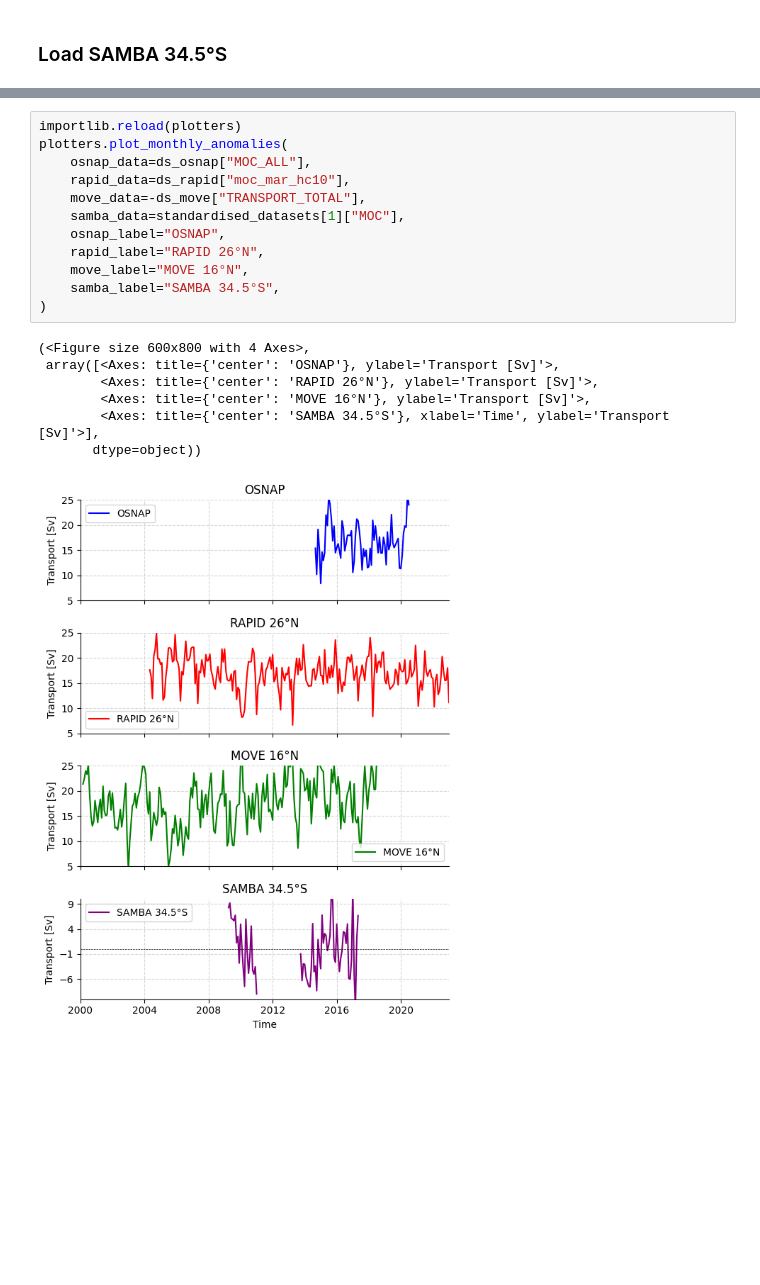
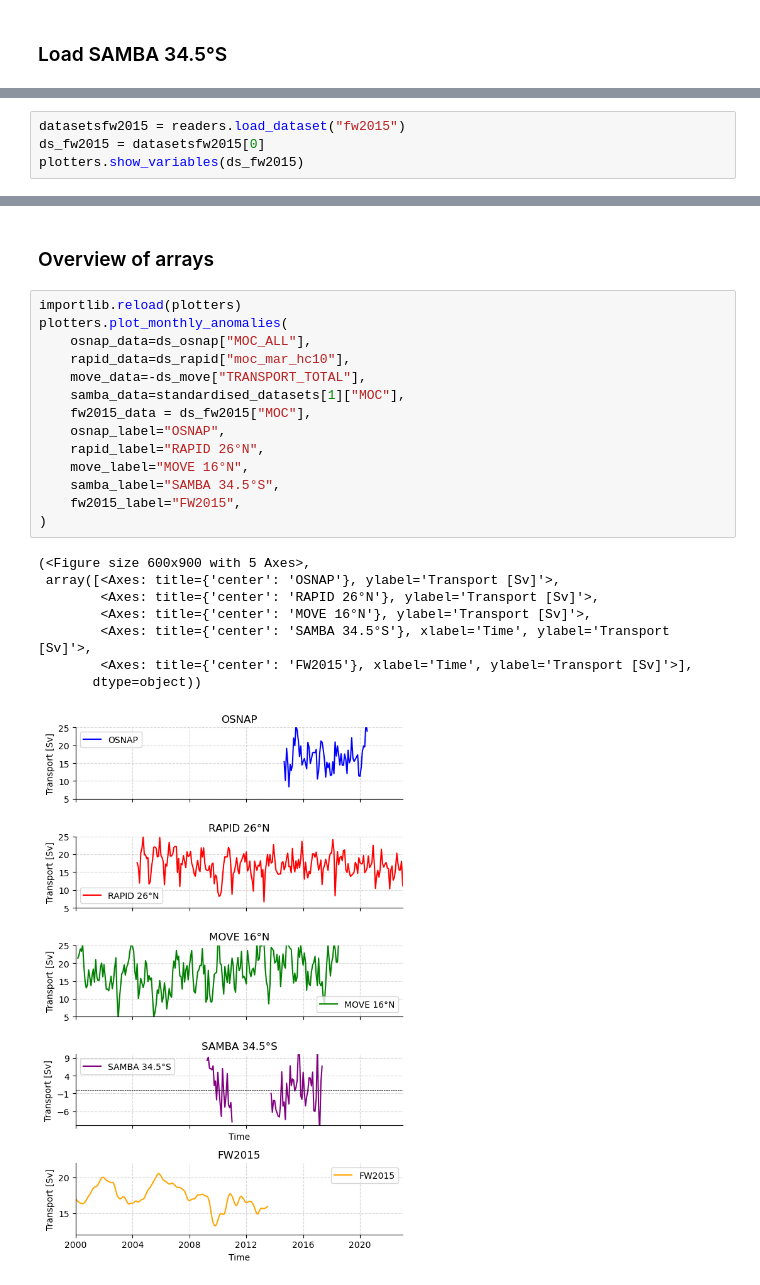
Before and after one commit to eleanorfrajka/MOC-transport, a Jupyter notebook: notebooks/demo.ipynb, the cells around one changed output, grey strips where cells are left out. Cells and saved outputs as stored; diff of their text form; blank space fills up the shorter version.

```diff
--- a/notebooks/demo.ipynb
+++ b/notebooks/demo.ipynb
@@ -360,0 +363,4 @@ ax.grid(True, linestyle="--", alpha=0.5)
+# %%
+datasetsfw2015 = readers.load_dataset("fw2015")
+ds_fw2015 = datasetsfw2015[0]
+plotters.show_variables(ds_fw2015)
@@ -361,20 +447,25 @@ ax.grid(True, linestyle="--", alpha=0.5)
+# %% [markdown]
+### Overview of arrays
 # %%
 importlib.reload(plotters)
 plotters.plot_monthly_anomalies(
     osnap_data=ds_osnap["MOC_ALL"],
     rapid_data=ds_rapid["moc_mar_hc10"],
     move_data=-ds_move["TRANSPORT_TOTAL"],
     samba_data=standardised_datasets[1]["MOC"],
+    fw2015_data = ds_fw2015["MOC"],
     osnap_label="OSNAP",
     rapid_label="RAPID 26°N",
     move_label="MOVE 16°N",
     samba_label="SAMBA 34.5°S",
+    fw2015_label="FW2015",
 )
 # %% [output]
-(<Figure size 600x800 with 4 Axes>,
+(<Figure size 600x900 with 5 Axes>,
  array([<Axes: title={'center': 'OSNAP'}, ylabel='Transport [Sv]'>,
         <Axes: title={'center': 'RAPID 26°N'}, ylabel='Transport [Sv]'>,
         <Axes: title={'center': 'MOVE 16°N'}, ylabel='Transport [Sv]'>,
-        <Axes: title={'center': 'SAMBA 34.5°S'}, xlabel='Time', ylabel='Transport [Sv]'>],
+        <Axes: title={'center': 'SAMBA 34.5°S'}, xlabel='Time', ylabel='Transport [Sv]'>,
+        <Axes: title={'center': 'FW2015'}, xlabel='Time', ylabel='Transport [Sv]'>],
        dtype=object))
-[figure, old version]
+[figure, new version]
```
Also changed, not shown: parts of 7 cells of this notebook, 6 other files.
